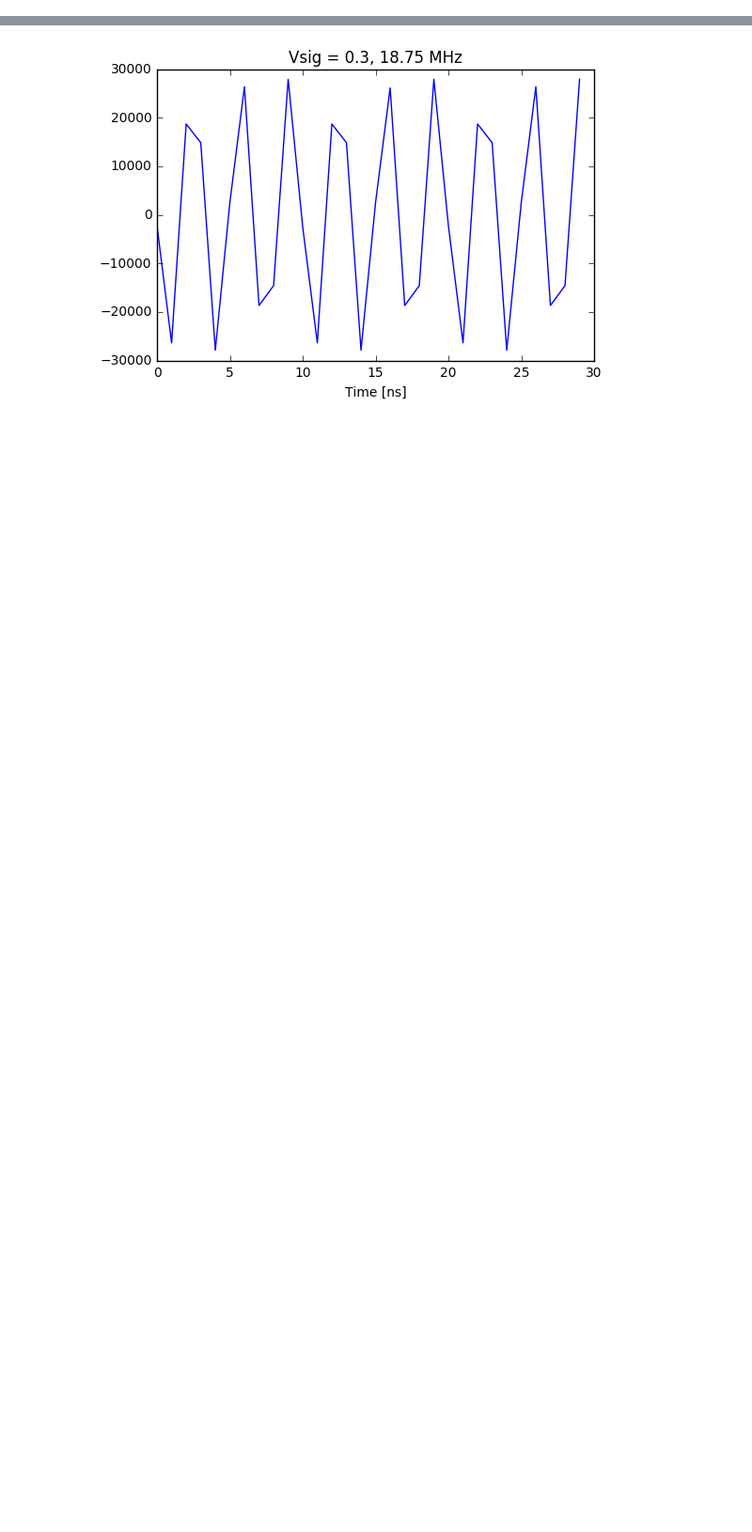
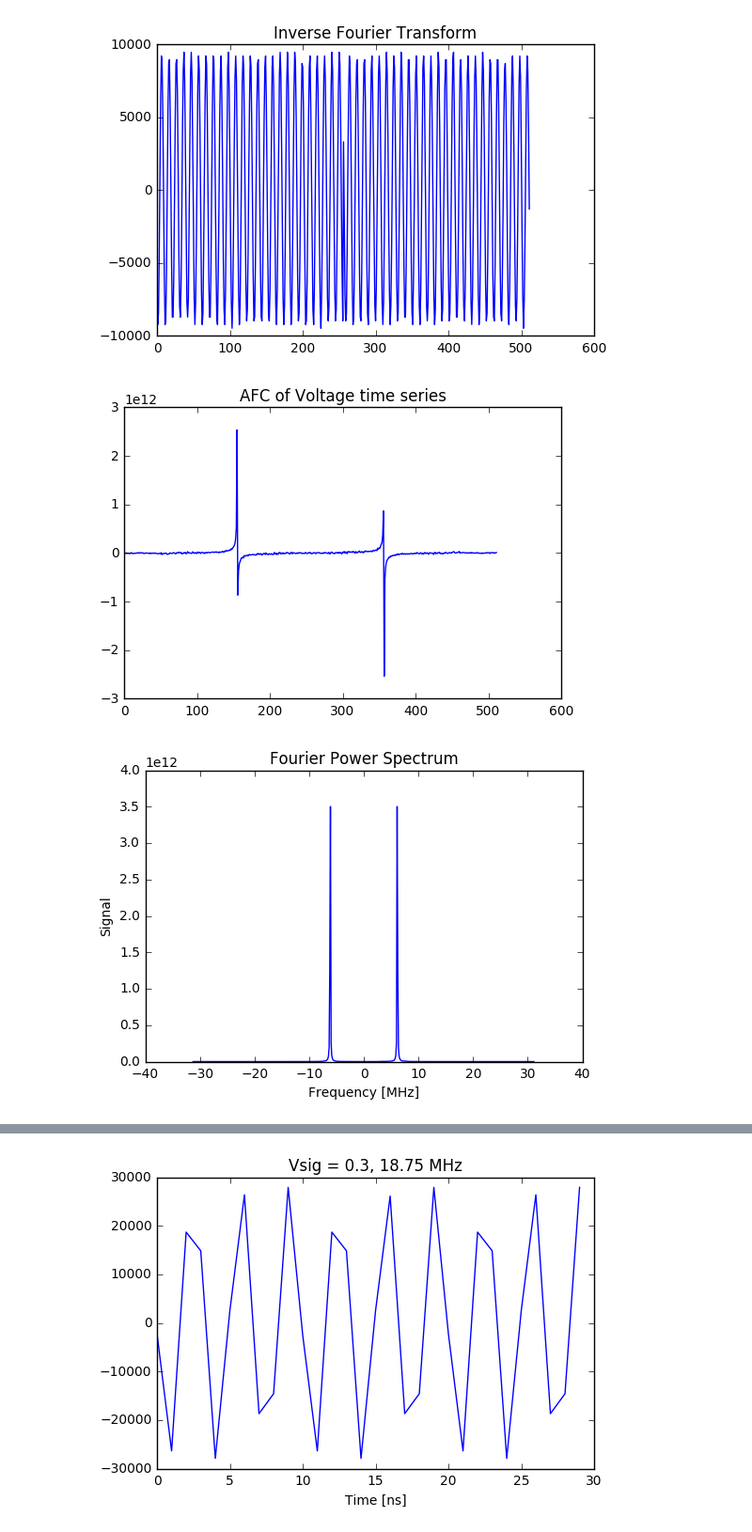
Before and after one commit to hamburgerguy/Astro-Lab1-Dump, a Jupyter notebook: gould_lab1.ipynb, the cells around one changed output, grey strips where cells are left out. Shown at 94% size. Saved outputs shown, nothing was run; the diff lists cells and outputs as text; code cells hidden in the pictures; blank space fills up the shorter version.

```diff
--- a/gould_lab1.ipynb
+++ b/gould_lab1.ipynb
@@ -7,0 +148,22 @@ x = ugradio.pico.capture_data('1V', divisor=1, nsamples=700)
+# %%
+# Inverse Fourier
+
+
+t, xt = ugradio.dft.idft(fx, f=f, t=time, vsamp=62.5)
+plt.plot(xt)
+plt.title("Inverse Fourier Transform")
+plt.show()
+
+
+#Autocorrelation Function
+afc = np.correlate(fx.real, fx.imag, "same")
+plt.plot(afc)
+plt.title('AFC of Voltage time series')
+plt.show()
+power_spectrum()
+
+f,ft_power = ugradio.dft.dft(fx,t=time, vsamp=62.5)
+# %% [output]
+[figure, added]
+[figure, added]
+[figure, added]
```
Also changed, not shown: parts of 23 cells of this notebook.
